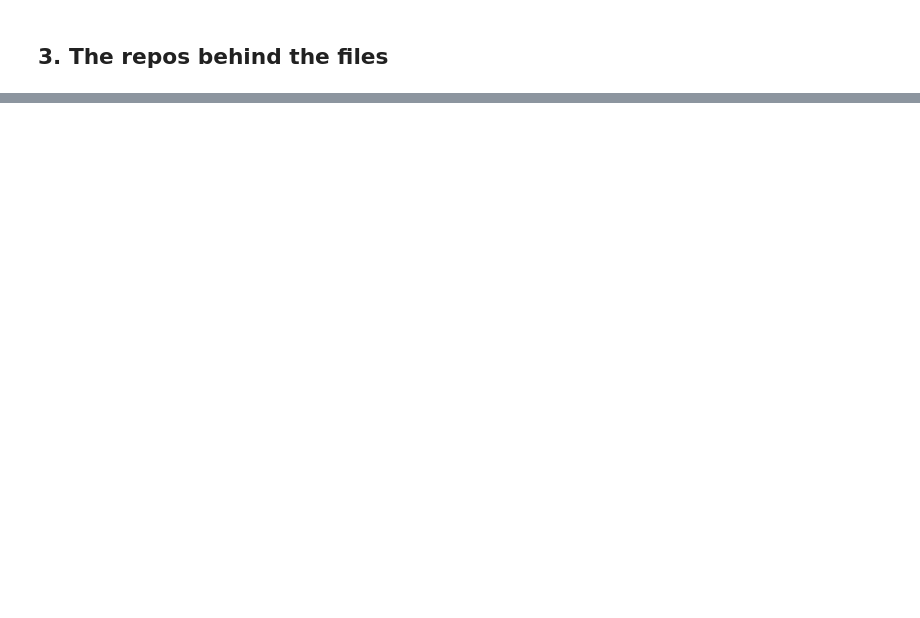
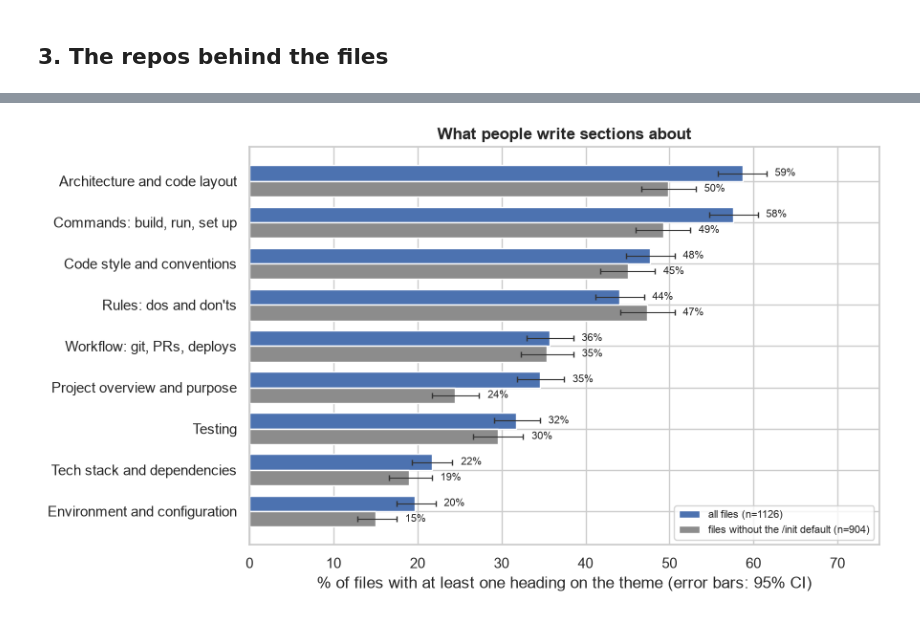
Before and after one commit to TheArnavBatra/claude-md-study, a Jupyter notebook: 03_descriptive.ipynb, the cells around one changed output, grey strips where cells are left out. Cells and saved outputs as stored; diff of their text form; code cells hidden in the pictures; blank space fills up the shorter version.

```diff
--- a/03_descriptive.ipynb
+++ b/03_descriptive.ipynb
@@ -404,0 +396,18 @@ saved data/interim/desc_metrics.parquet (1126, 20)
+# %%
+t = themes.iloc[::-1].reset_index(drop=True)
+y = np.arange(len(t)); h = 0.38
+fig, ax = plt.subplots(figsize=(8.5, 5.4))
+for off, (col, lo, hi, color, label) in zip([h / 2, -h / 2], [
+        ("share", "ci_low", "ci_high", BLUE, f"all files (n={n})"),
+        ("hand", "hand_low", "hand_high", GREY, f"files without the /init default (n={hand.sum()})")]):
+    ax.barh(y + off, t[col] * 100, height=h, color=color, label=label,
+            xerr=[(t[col] - t[lo]) * 100, (t[hi] - t[col]) * 100], error_kw={"ecolor": "#333", "capsize": 2, "lw": 0.8})
+    for yi, (v, top) in enumerate(zip(t[col], t[hi])):
+        ax.text(top * 100 + 1, yi + off, f"{v:.0%}", va="center", fontsize=8)
+ax.set_yticks(y, t.theme)
+ax.set(xlabel="% of files with at least one heading on the theme (error bars: 95% CI)", xlim=(0, 75),
+       title="What people write sections about")
+ax.legend(loc="lower right", fontsize=8, frameon=True)
+fig.savefig(FIG / "themes.png"); plt.show()
+# %% [output]
+[figure, added]
```
Also changed, not shown: parts of 61 cells of this notebook, 14 other files.
